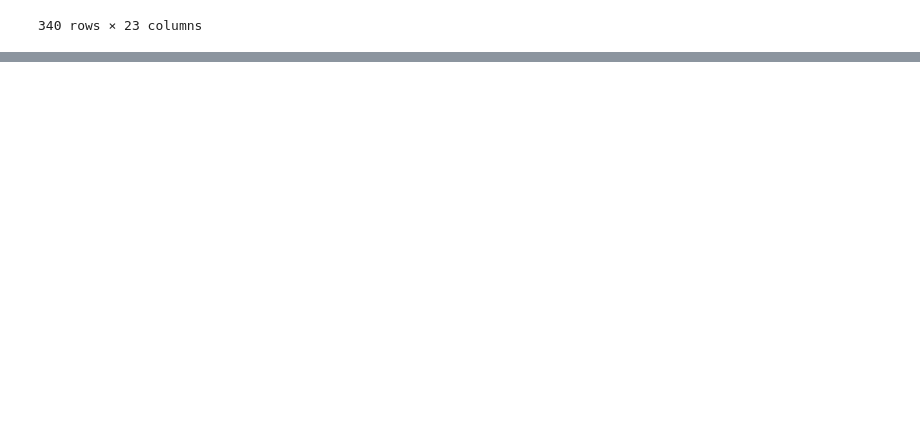
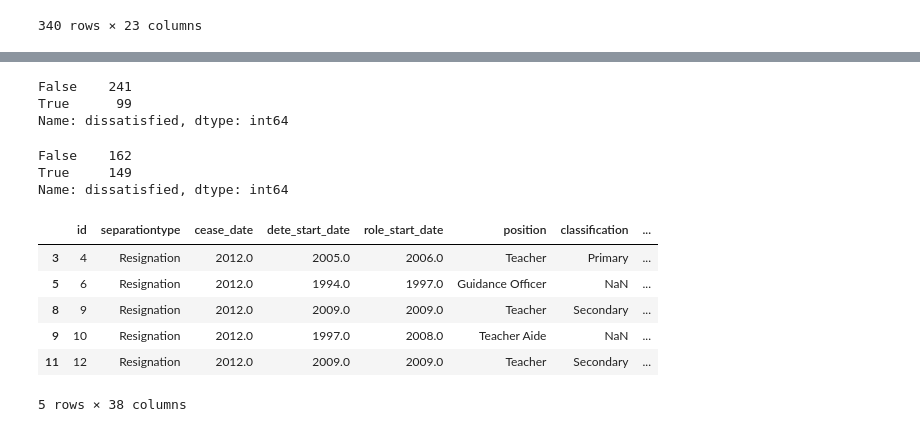
Before and after one commit to DucTrung1802/Data-Science, a Jupyter notebook: DETE_TAFE_employees/DETE_TAFE_employees.ipynb, the cells around one changed output, grey strips where cells are left out. Drawn from its saved outputs; the diff is of its cells as text; code cells hidden in the pictures; blank space fills up the shorter version.

```diff
--- a/DETE_TAFE_employees/DETE_TAFE_employees.ipynb
+++ b/DETE_TAFE_employees/DETE_TAFE_employees.ipynb
@@ -231,3 +231,10 @@ tafe_resignations
 | 699 | 6.350704e+17 | Tropical North Institute of TAFE | Delivery (teaching) | 2013.0 | Resignation | - | - | ... |
 | 701 | 6.350730e+17 | Tropical North Institute of TAFE | Non-Delivery (corporate) | 2013.0 | Resignation | - | - | ... |
 340 rows × 23 columns
+# %%
+# Extract the years and convert them to a float type
+dete_resignations['cease_date'] = dete_resignations['cease_date'].str.split('/').str[-1]
+dete_resignations['cease_date'] = dete_resignations['cease_date'].astype("float")
+
+# Check the values again and look for outliers
+dete_resignations['cease_date'].value_counts()
@@ -233,0 +279,3 @@ tafe_resignations
+# %%
+dete_resignations["institute_service"] = dete_resignations["cease_date"] - dete_resignations["dete_start_date"]
+dete_resignations["institute_service"]
@@ -233,0 +316,25 @@ tafe_resignations
+# %%
+tafe_resignations['dissatisfied'] = tafe_resignations[['Contributing Factors. Dissatisfaction', 'Contributing Factors. Job Dissatisfaction']].applymap(update_vals).any(1, skipna=False)
+tafe_resignations_up = tafe_resignations.copy()
+
+# Check the unique values after the updates
+tafe_resignations_up['dissatisfied'].value_counts(dropna=False)
+# %% [output]
+False    241
+True      99
+Name: dissatisfied, dtype: int64
+# %%
+# Update the values in columns related to dissatisfaction to be either True, False, or NaN
+dete_resignations['dissatisfied'] = dete_resignations[['job_dissatisfaction',
+       'dissatisfaction_with_the_department', 'physical_work_environment',
+       'lack_of_recognition', 'lack_of_job_security', 'work_location',
+       'employment_conditions', 'work_life_balance',
+       'workload']].any(1, skipna=False)
+dete_resignations_up = dete_resignations.copy()
+dete_resignations_up['dissatisfied'].value_counts(dropna=False)
+# %% [output]
+False    162
+True     149
+Name: dissatisfied, dtype: int64
+# %%
+dete_resignations_up["institute"] = "DETE"
@@ -233,0 +343,10 @@ tafe_resignations
+# %%
+dete_resignations_up.head()
+# %% [output]
+|  | id | separationtype | cease_date | dete_start_date | role_start_date | position | classification | ... |
+| 3 | 4 | Resignation | 2012.0 | 2005.0 | 2006.0 | Teacher | Primary | ... |
+| 5 | 6 | Resignation | 2012.0 | 1994.0 | 1997.0 | Guidance Officer | NaN | ... |
+| 8 | 9 | Resignation | 2012.0 | 2009.0 | 2009.0 | Teacher | Secondary | ... |
+| 9 | 10 | Resignation | 2012.0 | 1997.0 | 2008.0 | Teacher Aide | NaN | ... |
+| 11 | 12 | Resignation | 2012.0 | 2009.0 | 2009.0 | Teacher | Secondary | ... |
+5 rows × 38 columns
```
Also changed, not shown: parts of 10 cells of this notebook.
